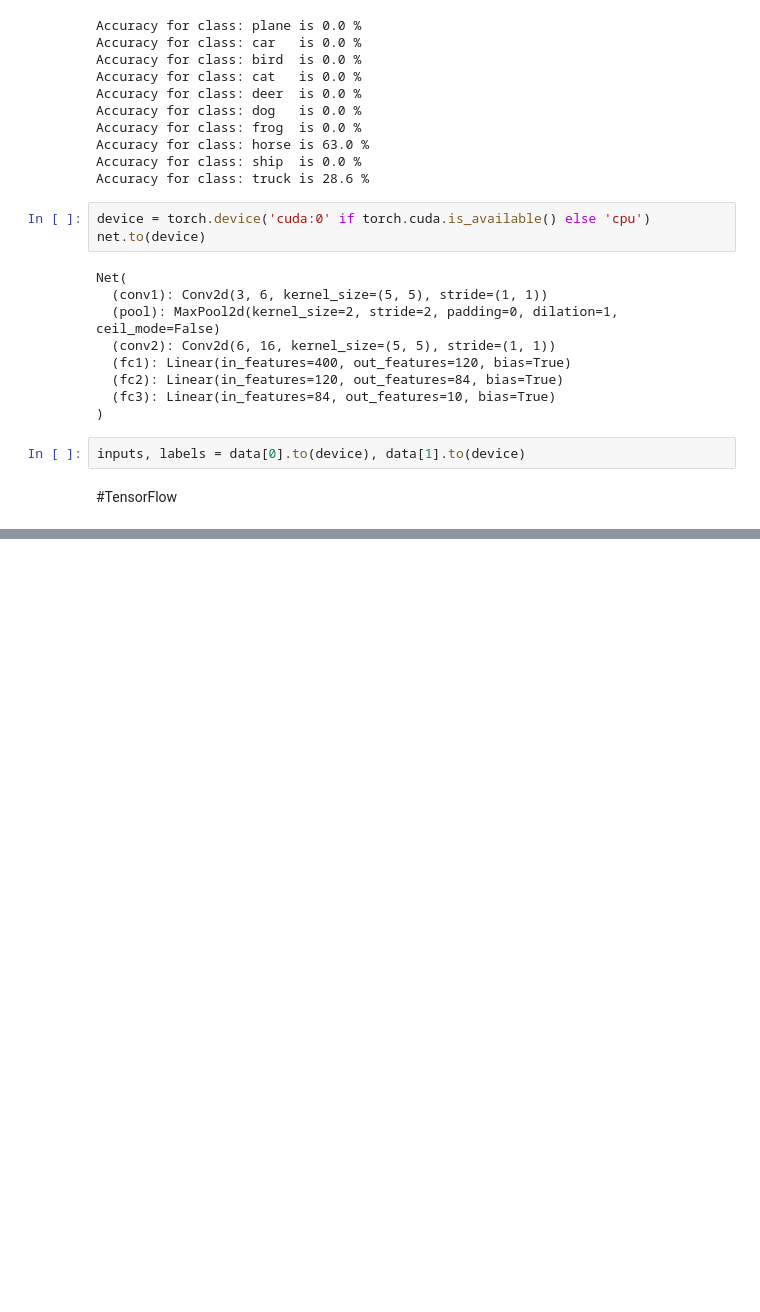
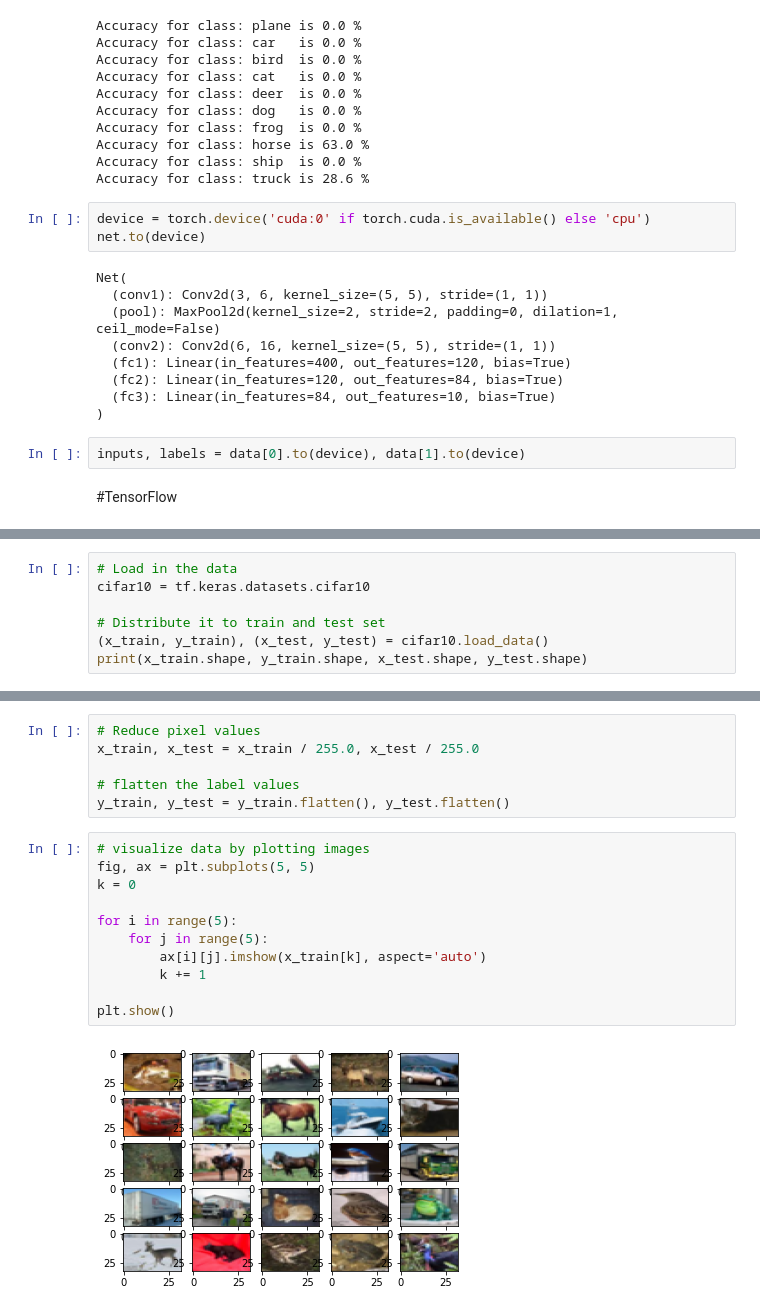
Before and after one commit to mralamdari/Machine_Learning_Projects, a Jupyter notebook: CIFAR_10_Project.ipynb, the cells around one changed output, grey strips where cells are left out. Drawn from its saved outputs; the diff is of its cells as text; blank space fills up the shorter version.

```diff
--- a/CIFAR_10_Project.ipynb
+++ b/CIFAR_10_Project.ipynb
@@ -181,0 +199,7 @@ inputs, labels = data[0].to(device), data[1].to(device)
+# %%
+# Load in the data
+cifar10 = tf.keras.datasets.cifar10
+
+# Distribute it to train and test set
+(x_train, y_train), (x_test, y_test) = cifar10.load_data()
+print(x_train.shape, y_train.shape, x_test.shape, y_test.shape)
@@ -181,0 +210,19 @@ inputs, labels = data[0].to(device), data[1].to(device)
+# %%
+# Reduce pixel values
+x_train, x_test = x_train / 255.0, x_test / 255.0
+
+# flatten the label values
+y_train, y_test = y_train.flatten(), y_test.flatten()
+# %%
+# visualize data by plotting images
+fig, ax = plt.subplots(5, 5)
+k = 0
+
+for i in range(5):
+	for j in range(5):
+		ax[i][j].imshow(x_train[k], aspect='auto')
+		k += 1
+
+plt.show()
+# %% [output]
+[figure, added]
```
Also changed, not shown: parts of 11 cells of this notebook.
